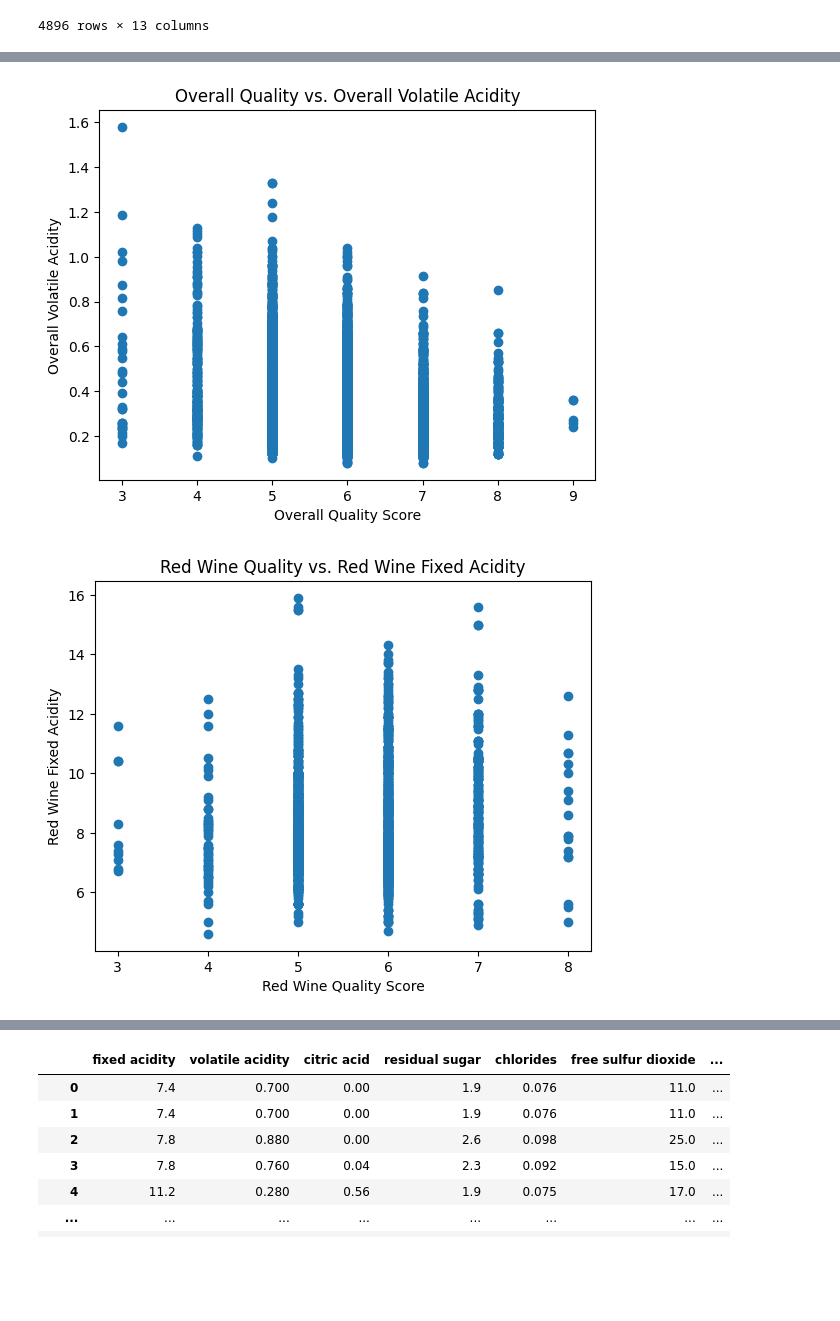
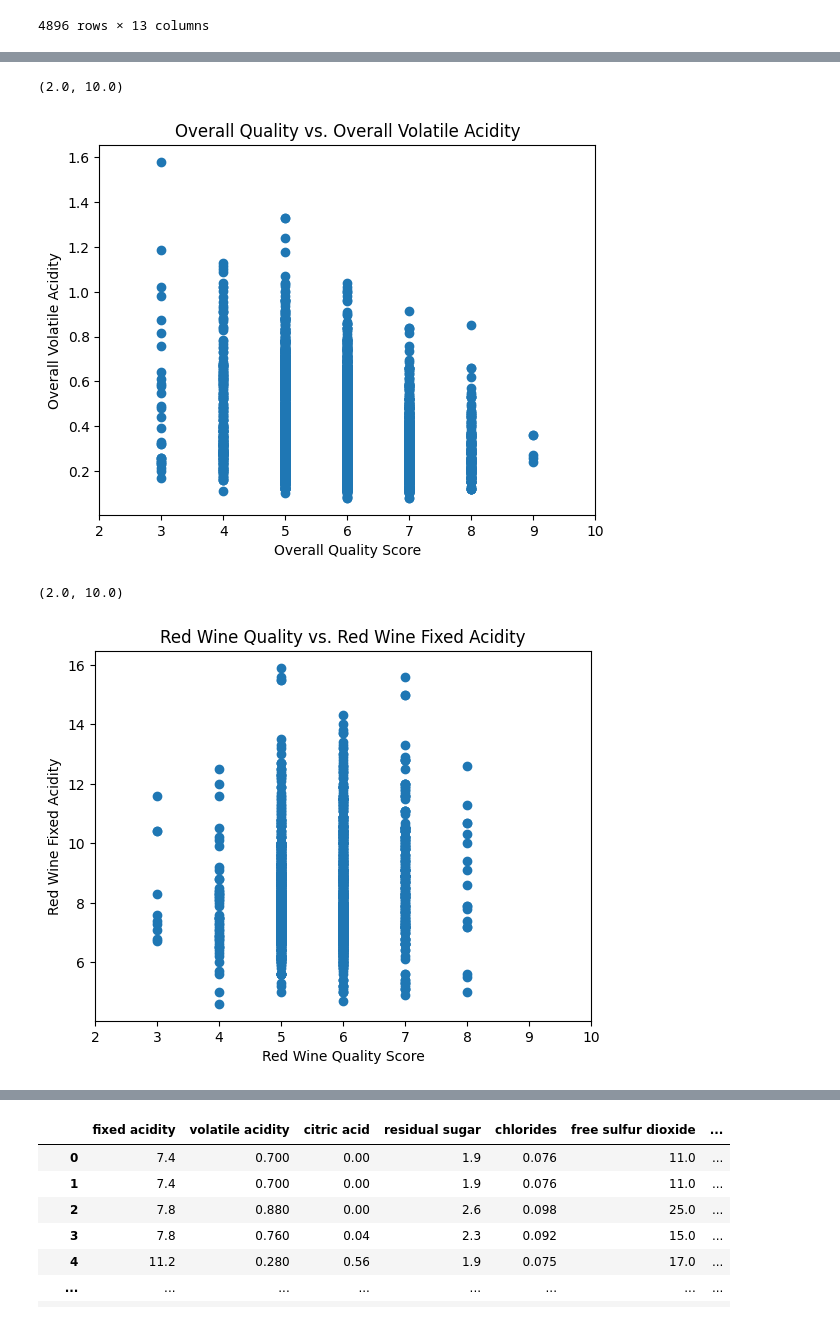
Before and after one commit to greg-labavitch/DA-Homework-1, a Jupyter notebook: wineanalysis.ipynb, the cells around one changed output, grey strips where cells are left out. Saved outputs shown, nothing was run; the diff lists cells and outputs as text; code cells hidden in the pictures; blank space fills up the shorter version.

```diff
--- a/wineanalysis.ipynb
+++ b/wineanalysis.ipynb
@@ -271,16 +273,20 @@ y = -0.11412584146122604x + 7.8799441093394895
 plt.scatter(quality_overall, x_volatile_overall)
 plt.title("Overall Quality vs. Overall Volatile Acidity")
 plt.xlabel("Overall Quality Score")
-plt.ylabel("Overall Volatile Acidity");
+plt.ylabel("Overall Volatile Acidity")
+plt.xlim(2,10)
 # %% [output]
+(2.0, 10.0)
-[figure, old version]
+[figure, new version]
 # %%
 plt.scatter(quality_red, x_fixed_red)
 plt.title("Red Wine Quality vs. Red Wine Fixed Acidity")
 plt.xlabel("Red Wine Quality Score")
-plt.ylabel("Red Wine Fixed Acidity");
+plt.ylabel("Red Wine Fixed Acidity")
+plt.xlim(2,10)
 # %% [output]
+(2.0, 10.0)
-[figure, old version]
+[figure, new version]
 # %%
 plt.scatter(quality_red, x_volatile_red)
 plt.title("Red Wine Quality vs. Red Wine Volatile Acidity")
```
Also changed, not shown: parts of 4 cells of this notebook.
